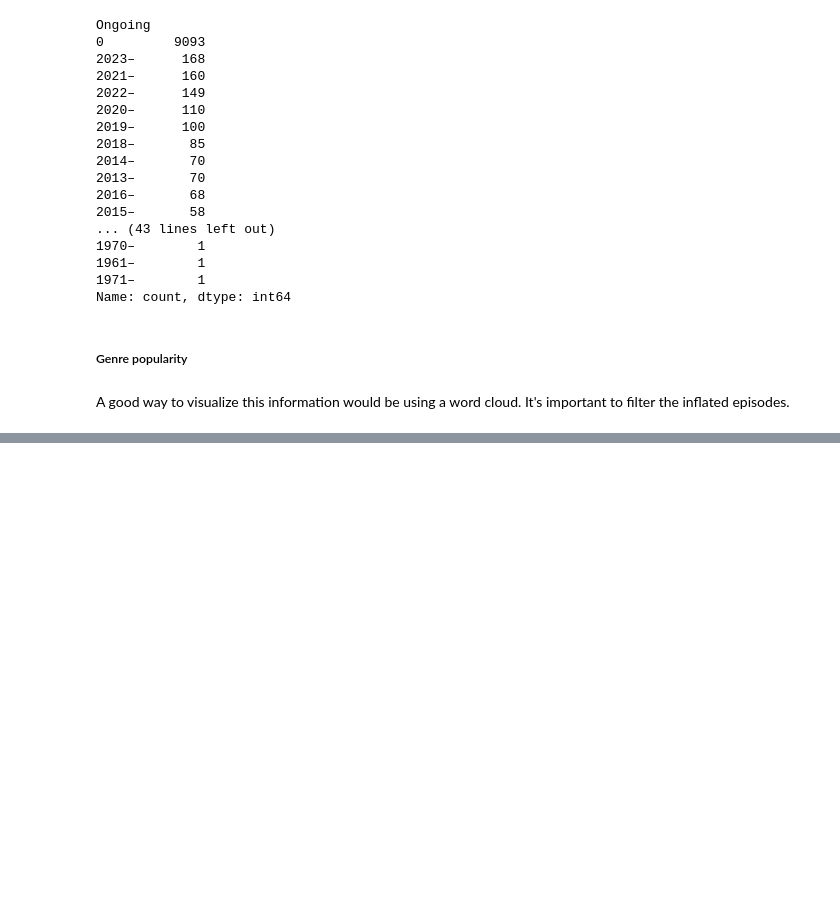
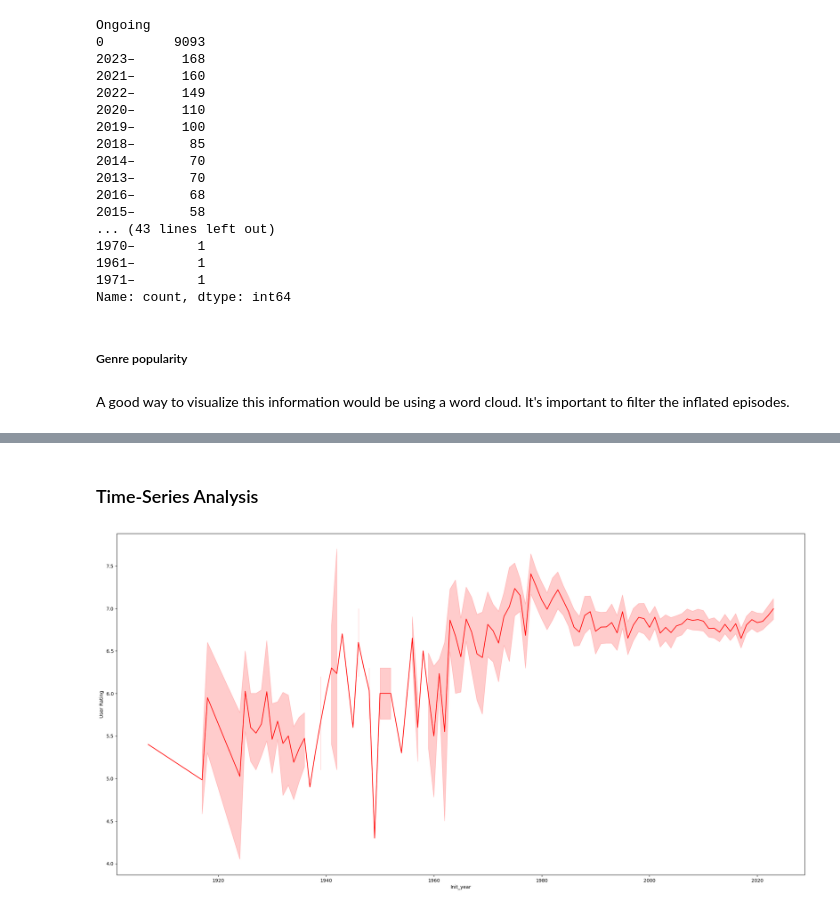
Before and after one commit to GustavoKuroda/anime_analysis, a Jupyter notebook: src/analysis.ipynb, the cells around one changed output, grey strips where cells are left out. Drawn from its saved outputs; the diff is of its cells as text; code cells hidden in the pictures; blank space fills up the shorter version.

```diff
--- a/src/analysis.ipynb
+++ b/src/analysis.ipynb
@@ -184,0 +188,8 @@ plt.savefig(f'graphs/Img2.png')
+# %% [markdown]
+### Time-Series Analysis
+# %%
+plt.figure(figsize=(26, 13))
+sns.lineplot(data=diff_1, x='Init_year', y='User Rating', color='red')
+plt.savefig(f'graphs/Img3.png')
+# %% [output]
+[figure, added]
```
Also changed, not shown: parts of 3 cells of this notebook, 2 other files.
